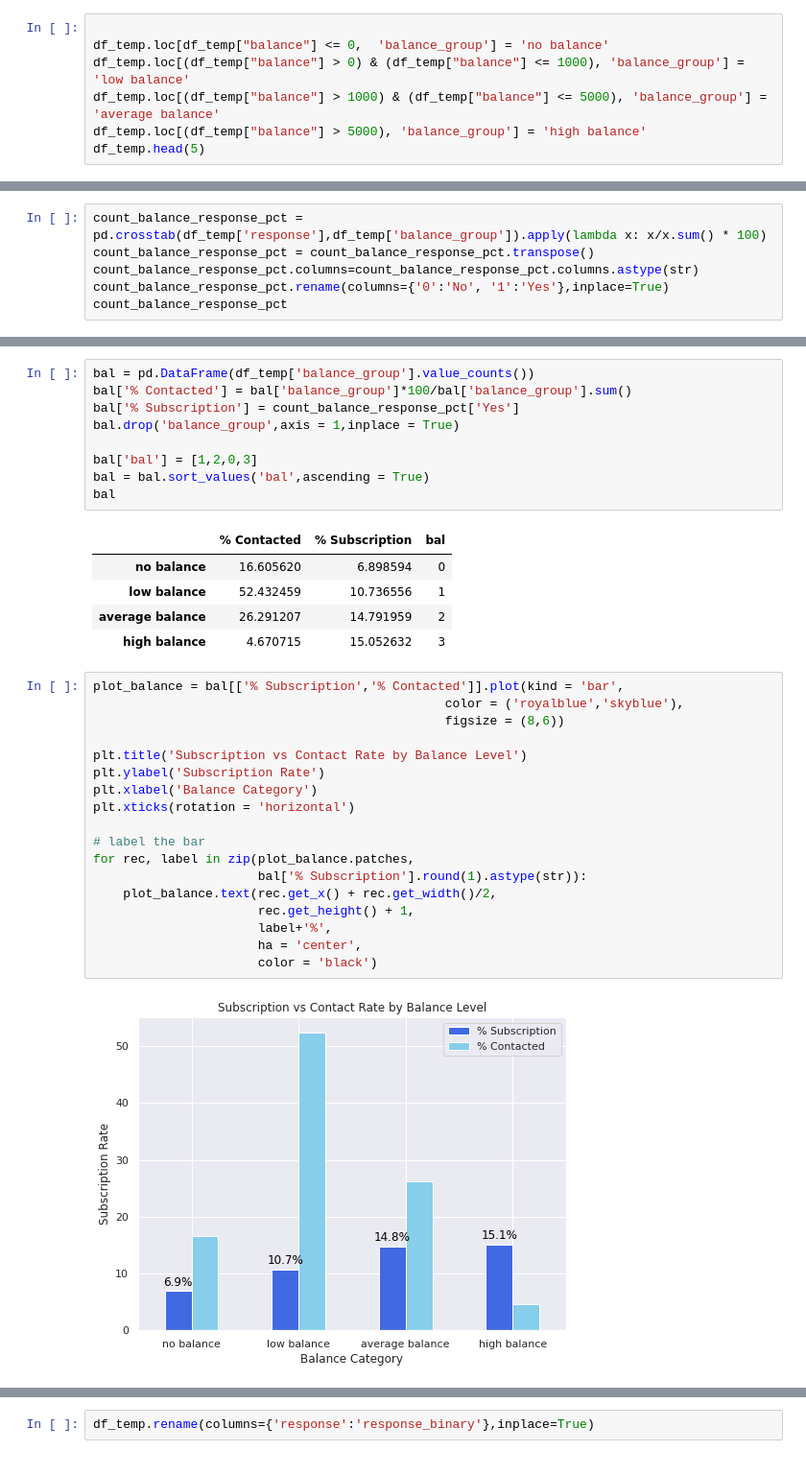
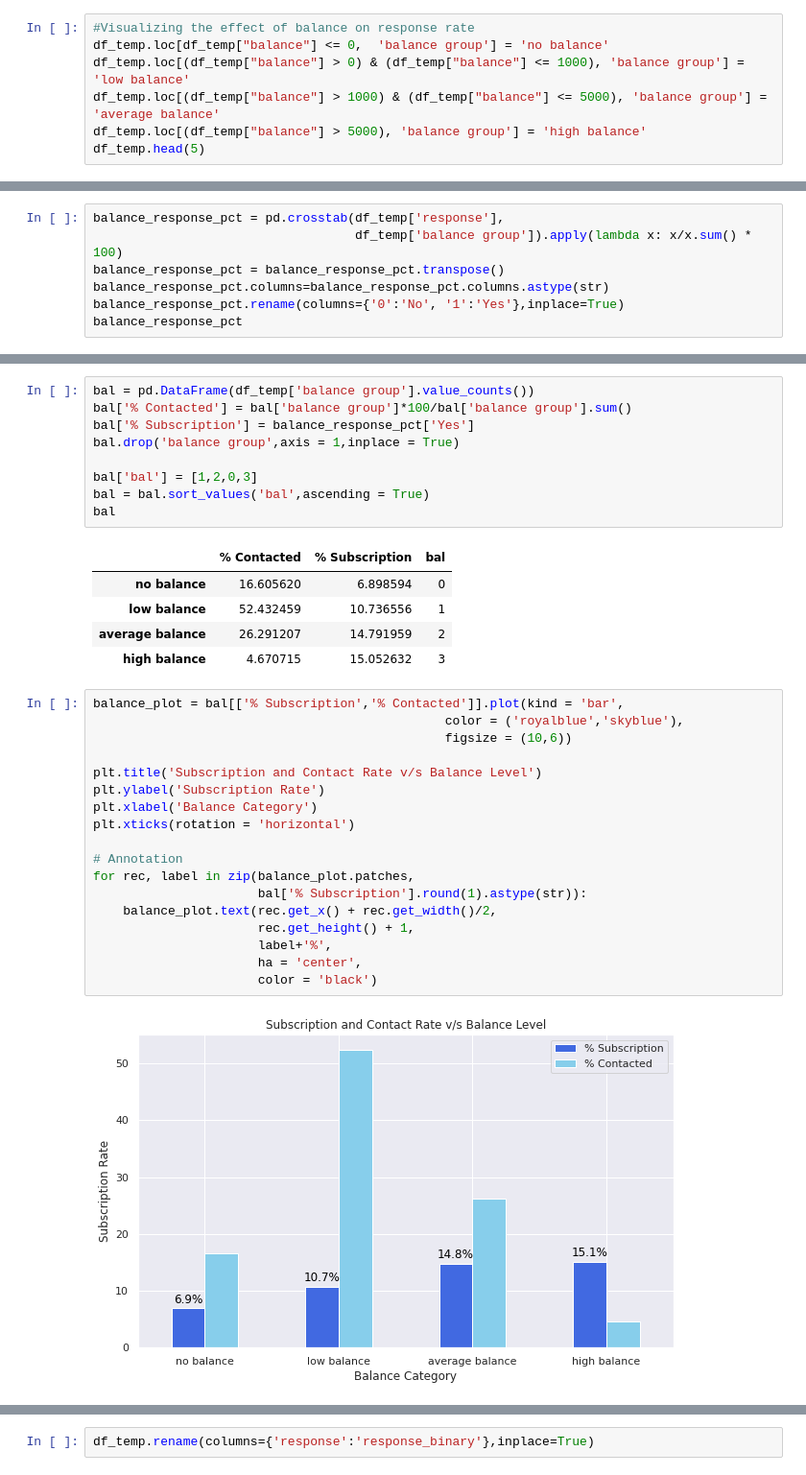
Before and after one commit to sautrikc/Bank-Campaign, a Jupyter notebook: Bank_Campaign.ipynb, the cells around one changed output, grey strips where cells are left out. Shown: that part at 96% size. Saved outputs shown, nothing was run; the diff lists cells and outputs as text.

```diff
--- a/Bank_Campaign.ipynb
+++ b/Bank_Campaign.ipynb
@@ -326,9 +331,9 @@ plt.show()
 # %%
-
-df_temp.loc[df_temp["balance"] <= 0,  'balance_group'] = 'no balance'
-df_temp.loc[(df_temp["balance"] > 0) & (df_temp["balance"] <= 1000), 'balance_group'] = 'low balance'
-df_temp.loc[(df_temp["balance"] > 1000) & (df_temp["balance"] <= 5000), 'balance_group'] = 'average balance'
-df_temp.loc[(df_temp["balance"] > 5000), 'balance_group'] = 'high balance'
+#Visualizing the effect of balance on response rate
+df_temp.loc[df_temp["balance"] <= 0,  'balance group'] = 'no balance'
+df_temp.loc[(df_temp["balance"] > 0) & (df_temp["balance"] <= 1000), 'balance group'] = 'low balance'
+df_temp.loc[(df_temp["balance"] > 1000) & (df_temp["balance"] <= 5000), 'balance group'] = 'average balance'
+df_temp.loc[(df_temp["balance"] > 5000), 'balance group'] = 'high balance'
 df_temp.head(5)
 # %% [output]
 |  | age | job | marital | education | default | balance | housing | loan | day | month | duration | ... |
@@ -338,10 +343,11 @@ df_temp.head(5)
 | 5 | 35 | management | married | tertiary | no | 231 | yes | no | 5 | 5 | 2.32 | ... |
 | 6 | 28 | management | single | tertiary | no | 447 | yes | yes | 5 | 5 | 3.62 | ... |
 # %%
-count_balance_response_pct = pd.crosstab(df_temp['response'],df_temp['balance_group']).apply(lambda x: x/x.sum() * 100)
-count_balance_response_pct = count_balance_response_pct.transpose()
-count_balance_response_pct.columns=count_balance_response_pct.columns.astype(str)
-count_balance_response_pct.rename(columns={'0':'No', '1':'Yes'},inplace=True)
-count_balance_response_pct
+balance_response_pct = pd.crosstab(df_temp['response'],
+                                   df_temp['balance group']).apply(lambda x: x/x.sum() * 100)
+balance_response_pct = balance_response_pct.transpose()
+balance_response_pct.columns=balance_response_pct.columns.astype(str)
+balance_response_pct.rename(columns={'0':'No', '1':'Yes'},inplace=True)
+balance_response_pct
 # %% [output]
 | response | No | Yes |
@@ -351,10 +357,10 @@ count_balance_response_pct
 | low balance | 89.263444 | 10.736556 |
 | no balance | 93.101406 | 6.898594 |
 # %%
-bal = pd.DataFrame(df_temp['balance_group'].value_counts())
-bal['% Contacted'] = bal['balance_group']*100/bal['balance_group'].sum()
-bal['% Subscription'] = count_balance_response_pct['Yes']
-bal.drop('balance_group',axis = 1,inplace = True)
+bal = pd.DataFrame(df_temp['balance group'].value_counts())
+bal['% Contacted'] = bal['balance group']*100/bal['balance group'].sum()
+bal['% Subscription'] = balance_response_pct['Yes']
+bal.drop('balance group',axis = 1,inplace = True)
 
 bal['bal'] = [1,2,0,3]
 bal = bal.sort_values('bal',ascending = True)
@@ -366,22 +372,22 @@ bal
 | average balance | 26.291207 | 14.791959 | 2 |
 | high balance | 4.670715 | 15.052632 | 3 |
 # %%
-plot_balance = bal[['% Subscription','% Contacted']].plot(kind = 'bar',
+balance_plot = bal[['% Subscription','% Contacted']].plot(kind = 'bar',
                                                color = ('royalblue','skyblue'),
-                                               figsize = (8,6))
+                                               figsize = (10,6))
 
-plt.title('Subscription vs Contact Rate by Balance Level')
+plt.title('Subscription and Contact Rate v/s Balance Level')
 plt.ylabel('Subscription Rate')
 plt.xlabel('Balance Category')
 plt.xticks(rotation = 'horizontal')
 
-# label the bar
-for rec, label in zip(plot_balance.patches,
+# Annotation
+for rec, label in zip(balance_plot.patches,
                       bal['% Subscription'].round(1).astype(str)):
-    plot_balance.text(rec.get_x() + rec.get_width()/2,
+    balance_plot.text(rec.get_x() + rec.get_width()/2,
                       rec.get_height() + 1,
                       label+'%',
                       ha = 'center',
                       color = 'black')
 # %% [output]
-[figure, old version]
+[figure, new version]
```
Also changed, not shown: parts of 36 cells of this notebook.
